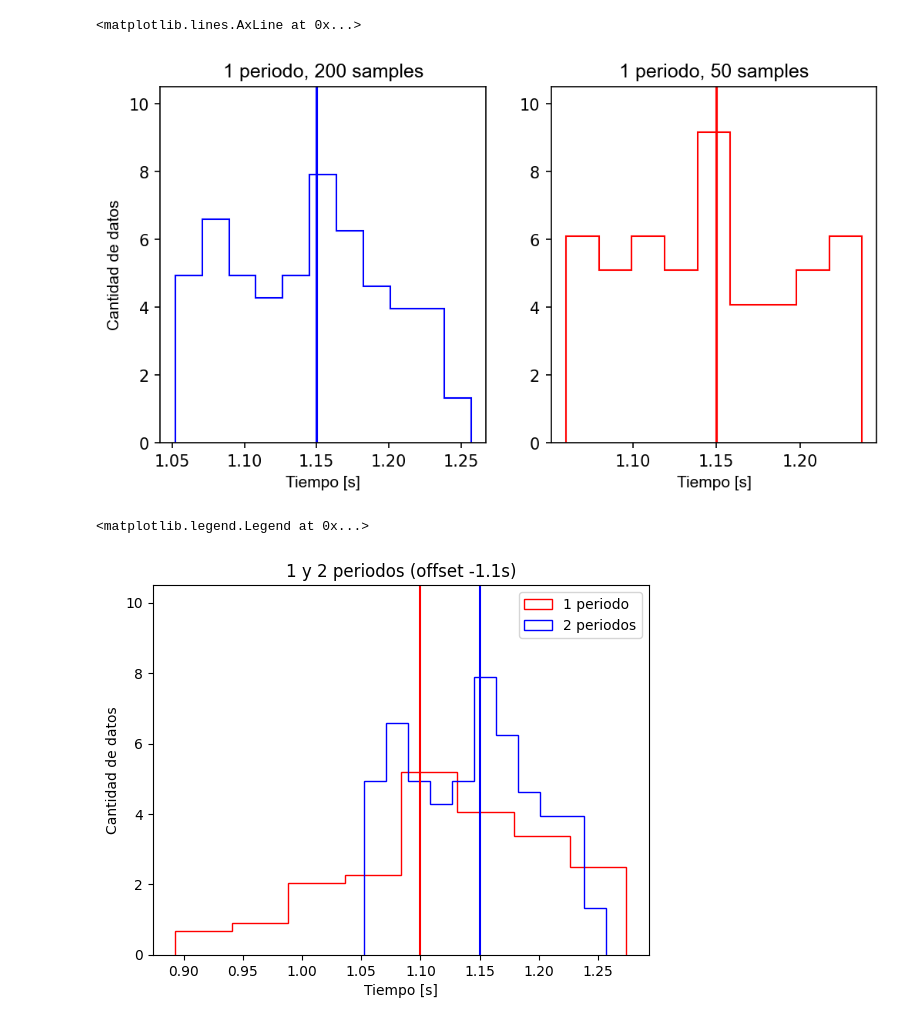
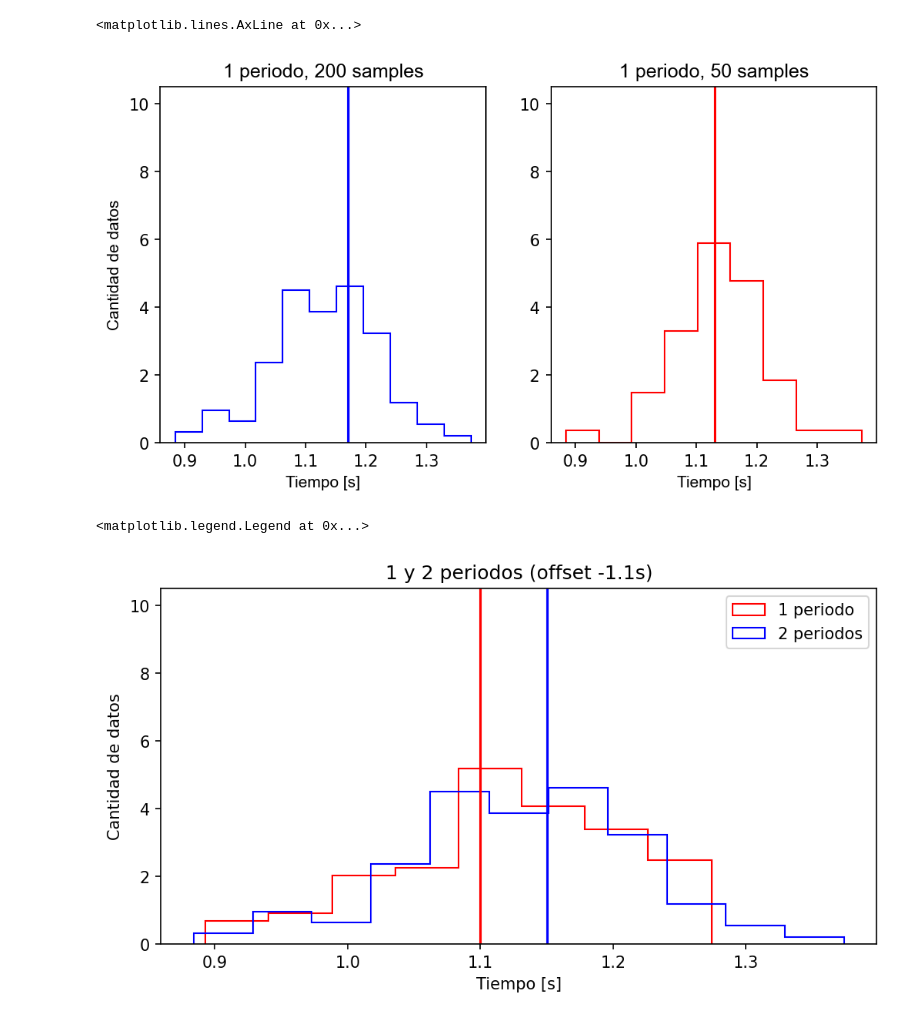
Before and after one commit to juliansjk/labo1-clase2, a Jupyter notebook: Clase_2.ipynb, the cells around one changed output. Cells and saved outputs as stored; diff of their text form; code cells hidden in the pictures.

Commit message:
checkpoint graphs

```diff
--- a/Clase_2.ipynb
+++ b/Clase_2.ipynb
@@ -4,8 +4,8 @@ import matplotlib.pyplot as plt
 
 datos = np.loadtxt("1periodo.txt", skiprows=1)
 
-datos_cortados = datos[datos > 1.05]
-datos_cortados = datos_cortados[datos_cortados < 1.26]
+datos_cortados = datos[datos > 0.8]
+# datos_cortados = datos_cortados[datos_cortados < 1.26]
 
 plt.figure(figsize=(8,4),dpi=150) #va primero
 
@@ -13,7 +13,7 @@ plt.subplot(1,2,1)
 plt.hist(datos_cortados, bins=11, histtype="step", density=True, color="b", label="200 mediciones")
 
 plt.title("1 periodo, 200 samples",fontdict={'fontname':'Arial', 'fontsize':12})
-plt.axline( (1.15 , 0) , (1.15 , 10), c='b')
+plt.axline( (1.17 , 0) , (1.17 , 10), c='b')
 plt.ylabel("Cantidad de datos" ,fontdict={'fontname':'Arial'})
 plt.xlabel("Tiempo [s]" ,fontdict={'fontname':'Arial'})
 
@@ -24,7 +24,7 @@ plt.hist(datos_cortados[0:50], bins=9, histtype="step", density=True, color="r")
 plt.title("1 periodo, 50 samples",fontdict={'fontname':'Arial','fontsize':12})
 # plt.ylabel("Cantidad de datos" ,fontdict={'fontname':'Arial'})
 plt.xlabel("Tiempo [s]" ,fontdict={'fontname':'Arial'})
-plt.axline( (1.15 , 0) , (1.15 , 10), c='r')
+plt.axline( (1.13 , 0) , (1.13 , 10), c='r')
 # plt.xlim([1.05,1.2])
 
 
@@ -32,25 +32,26 @@ plt.axline( (1.15 , 0) , (1.15 , 10), c='r')
 # plt.savefig('nombre.png',dpi=300)
 # %% [output]
 <matplotlib.lines.AxLine at 0x...>
-[figure, old version]
+[figure, new version]
 # %%
 datos_2 = np.loadtxt("datos_p2.txt",delimiter=" ", skiprows=1)
 
 new_datos_2 = []
 for x in datos_2:
     if(x < 2.38): new_datos_2.append(x -1.1)
 
+plt.figure(figsize=(8,4),dpi=150) #va primero
 plt.hist(new_datos_2, bins=8, histtype="step", density=True, color="r", label='1 periodo')
 plt.hist(datos_cortados, bins=11, histtype="step", density=True, color="b", label='2 periodos')
 plt.title("1 y 2 periodos (offset -1.1s)")
 plt.axline( (1.15 , 0) , (1.15 , 10), c='b')
 plt.axline( (1.1 , 0) , (1.1 , 10), c='r')
 plt.xlabel("Tiempo [s]")
 plt.ylabel("Cantidad de datos")
 plt.legend()
 # %% [output]
 <matplotlib.legend.Legend at 0x...>
-[figure, old version]
+[figure, new version]
 # %%
 data_9p = np.loadtxt("9periodos.txt",delimiter=" ", skiprows=1)
 
```
Also changed, not shown: parts of 4 cells of this notebook.
